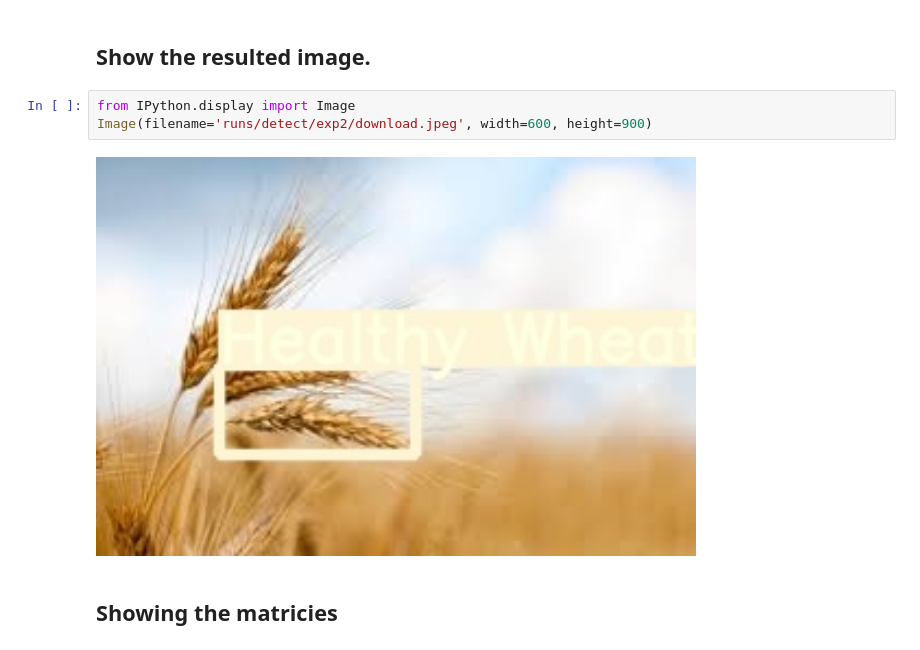
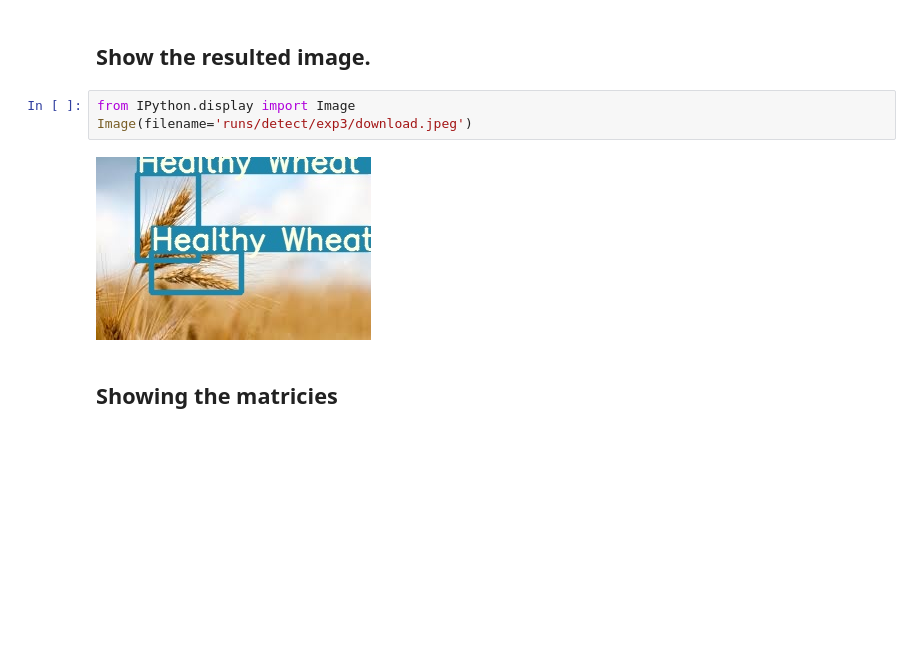
Before and after one commit to BonyGeorge/Wheat-Impurities-System, a Jupyter notebook: SRS Models/Wheat_Detection.ipynb, the cells around one changed output. Saved outputs shown, nothing was run; the diff lists cells and outputs as text; blank space fills up the shorter version.

```diff
--- a/SRS Models/Wheat_Detection.ipynb
+++ b/SRS Models/Wheat_Detection.ipynb
@@ -112,9 +112,9 @@ Done. (0.052s)
 ## Show the resulted image.
 # %%
 from IPython.display import Image
-Image(filename='runs/detect/exp2/download.jpeg', width=600, height=900)
+Image(filename='runs/detect/exp3/download.jpeg')
 # %% [output]
-[figure, old version]
+[figure, new version]
 # %% [markdown]
 ## Showing the matricies
 # %%
```
Also changed, not shown: parts of 1 cell of this notebook.
